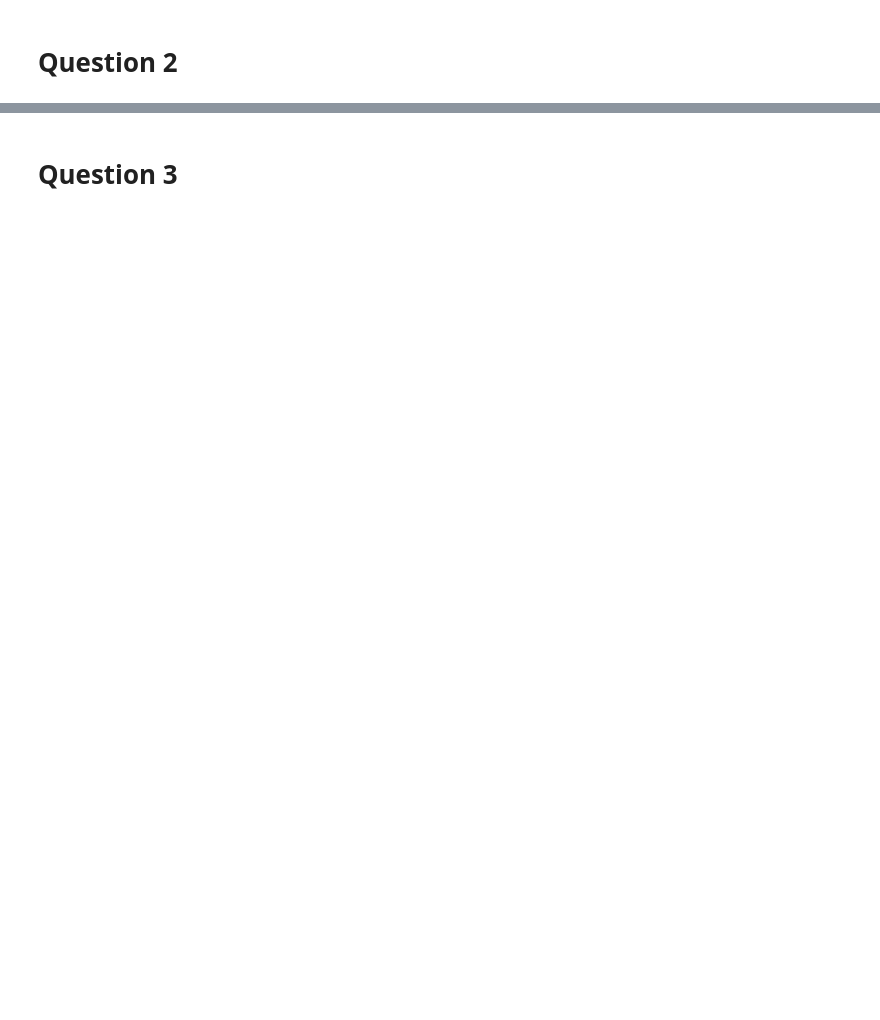
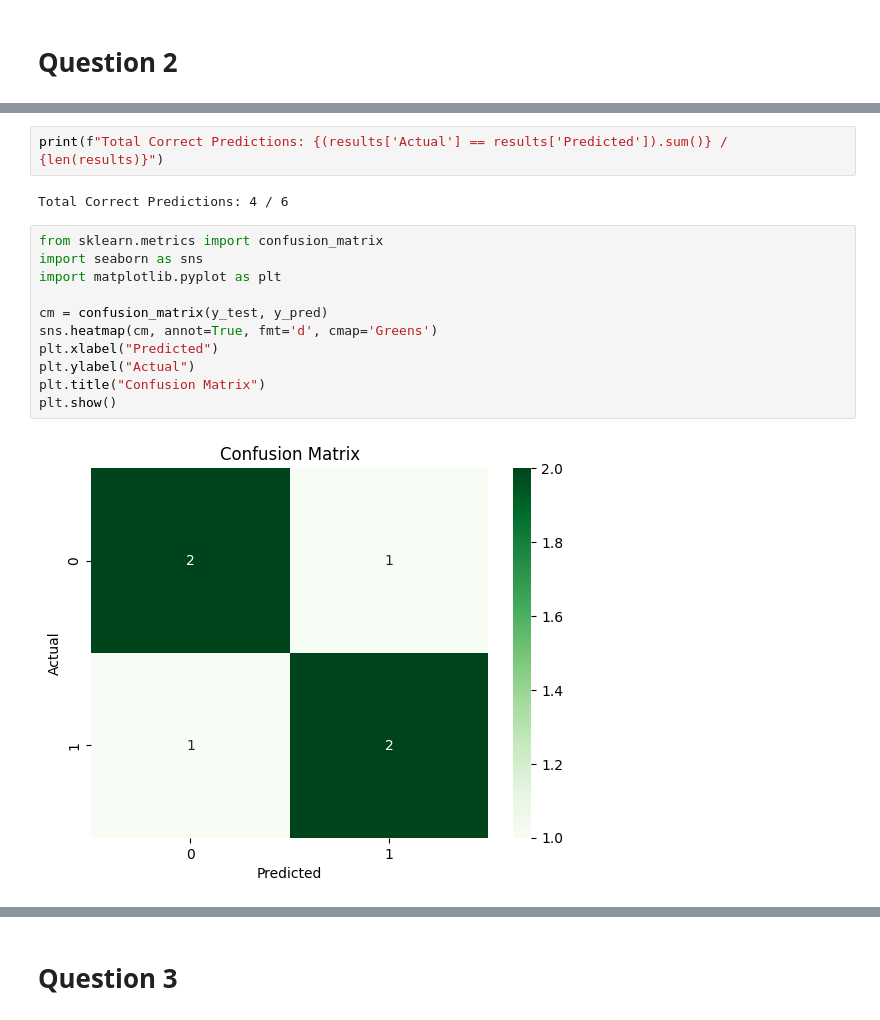
Before and after one commit to 1kalyan/DataWarehouseDataMining, a Jupyter notebook: LAB3/LAB_3_ALL.ipynb, the cells around one changed output, grey strips where cells are left out. Drawn from its saved outputs; the diff is of its cells as text; blank space fills up the shorter version.

Commit message:
Corrected Lab 3

```diff
--- a/LAB3/LAB_3_ALL.ipynb
+++ b/LAB3/LAB_3_ALL.ipynb
@@ -128,0 +173,17 @@ Accuracy: 0.3333333333333333
+# %%
+print(f"Total Correct Predictions: {(results['Actual'] == results['Predicted']).sum()} / {len(results)}")
+# %% [output]
+Total Correct Predictions: 4 / 6
+# %%
+from sklearn.metrics import confusion_matrix
+import seaborn as sns
+import matplotlib.pyplot as plt
+
+cm = confusion_matrix(y_test, y_pred)
+sns.heatmap(cm, annot=True, fmt='d', cmap='Greens')
+plt.xlabel("Predicted")
+plt.ylabel("Actual")
+plt.title("Confusion Matrix")
+plt.show()
+# %% [output]
+[figure, added]
```
Also changed, not shown: parts of 8 cells of this notebook.
